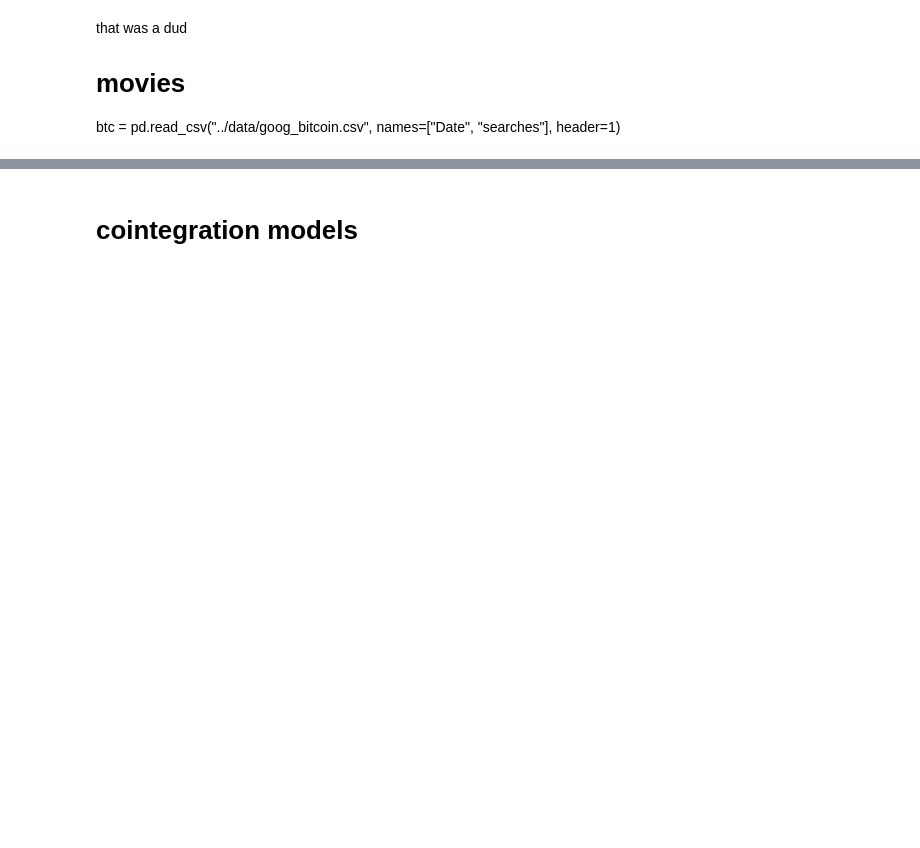
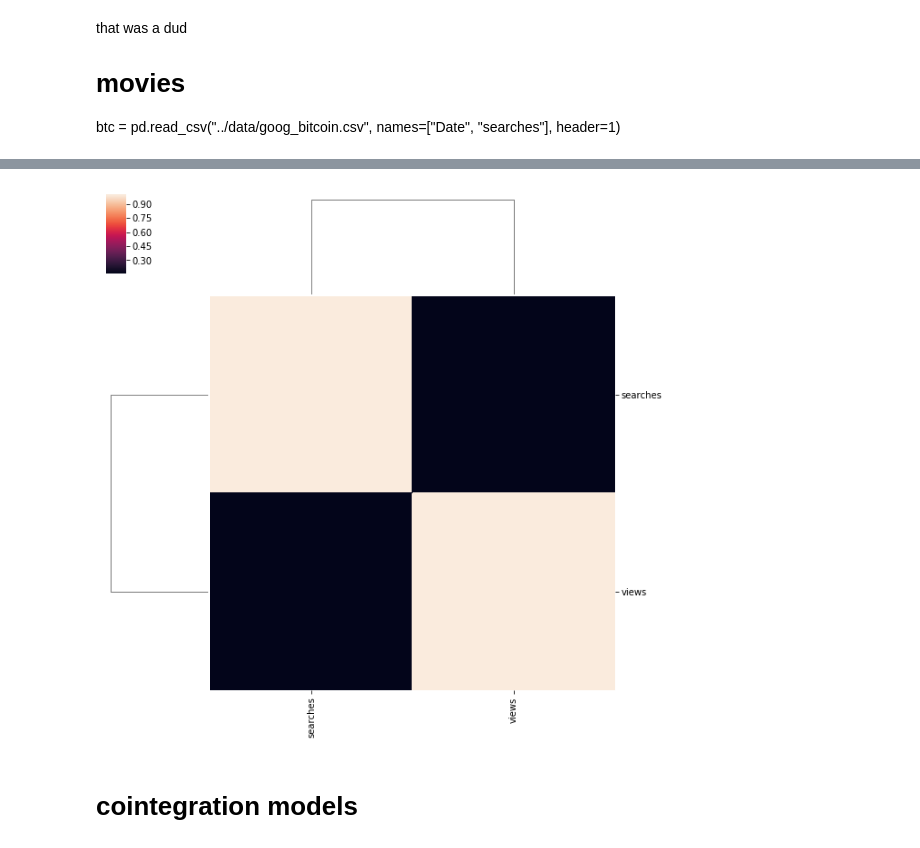
Before and after one commit to srive326/Youtube-forecasting, a Jupyter notebook: notebooks/goog_trends.ipynb, the cells around one changed output, grey strips where cells are left out. Saved outputs shown, nothing was run; the diff lists cells and outputs as text; code cells hidden in the pictures; blank space fills up the shorter version.

```diff
--- a/notebooks/goog_trends.ipynb
+++ b/notebooks/goog_trends.ipynb
@@ -93,14 +93,14 @@ plt.show()
 The videos that happened to be trending started getting much more views.
 # %%
 # this time, instead of aggregating views, lets look at whether a category had a trending video representing that category
-agg_by_category = usa_trending.groupby(['trending_date', 'category_id']).agg({"views": "count"})
-agg_by_category = pd.DataFrame(agg_by_category.to_records())  # flatten multiindex
+count_by_category = usa_trending.groupby(['trending_date', 'category_id']).agg({"views": "count"})
+count_by_category = pd.DataFrame(count_by_category.to_records())  # flatten multiindex
 
-wide_format = pd.pivot_table(agg_by_category, index='trending_date', columns=["category_id"])
-wide_format = pd.DataFrame(wide_format.to_records()) #, index='trending_date')  # flatten column multiindex
-wide_format.set_index("trending_date", inplace=True)
+count_wide_format = pd.pivot_table(count_by_category, index='trending_date', columns=["category_id"])
+count_wide_format = pd.DataFrame(count_wide_format.to_records()) #, index='trending_date')  # flatten column multiindex
+count_wide_format.set_index("trending_date", inplace=True)
 #wide_format.columns = [1, 2, 10, 15, 17, 19, 20, 22, 23, 24, 25, 26, 27, 28, 29, 43]
-wide_format.columns = ["Film & Animation", "Autos & Vehicles", "Music",
+count_wide_format.columns = ["Film & Animation", "Autos & Vehicles", "Music",
                        "Pets & Animals", #15
                       "Sports",
                       "Travel & Events",
@@ -114,10 +114,9 @@ wide_format.columns = ["Film & Animation", "Autos & Vehicles", "Music",
                       "Science & Technology",
                       "Nonprofits & Activism",
                       "Shows"]  #43
-wide_format.fillna(0, inplace=True)
-# print(wide_format.dtypes)
+count_wide_format.fillna(0, inplace=True)
 
-ax = wide_format.plot.area()
+ax = count_wide_format.plot.area()
 plt.title("Number of Trending Videos Over Time")
 plt.ylabel("Number of Videos in Trending Section")
 plt.xlabel("Date")
@@ -168,6 +192,7 @@ goog_movie = pd.read_csv("../data/goog_movie.csv", names=["Date", "searches"], h
                              parse_dates=["Date"]).fillna(value=0.5)
 
 """
+category_id key:
 1 film & animation
 30 movie
 44 trailers
@@ -177,4 +202,5 @@ movie = pd.merge(goog_movie, agg_by_category[agg_by_category["category_id"] == 1
 
 #print(agg_by_category[agg_by_category["category_id"] == 44])
 #print(movie)
-print(movie[["searches", "views"]].corr(method='spearman'))
+movie_corr = movie[["searches", "views"]].corr(method='spearman')
+print(movie_corr)
@@ -181,19 +233,16 @@ print(movie[["searches", "views"]].corr(method='spearman'))
 # %%
-# Import seaborn library
-import seaborn as sns
-
-# Get correlation matrix of the meat DataFrame
-corr_meat = meat.corr(method="pearson")
 
 # Customize the heatmap of the corr_meat correlation matrix and rotate the x-axis labels
-fig = sns.clustermap(corr_meat,
+fig = sns.clustermap(movie_corr,
                      row_cluster=True,
                      col_cluster=True,
                      figsize=(10, 10))
 
 plt.setp(fig.ax_heatmap.xaxis.get_majorticklabels(), rotation=90)
 plt.setp(fig.ax_heatmap.yaxis.get_majorticklabels(), rotation=0)
 plt.show()
+# %% [output]
+[figure, added]
 # %% [markdown]
 # cointegration models
 # %%
```
Also changed, not shown: parts of 10 cells of this notebook.
